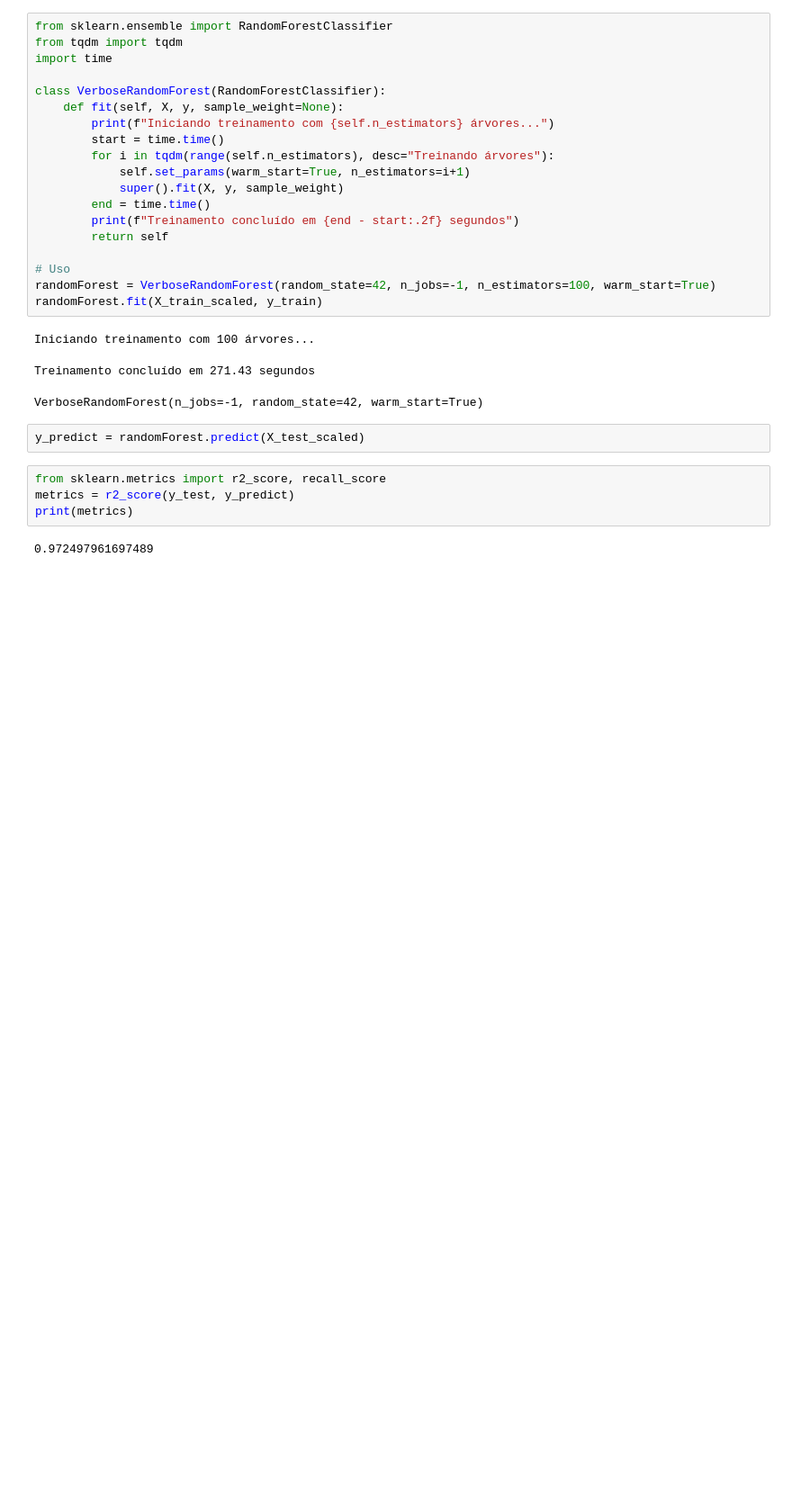
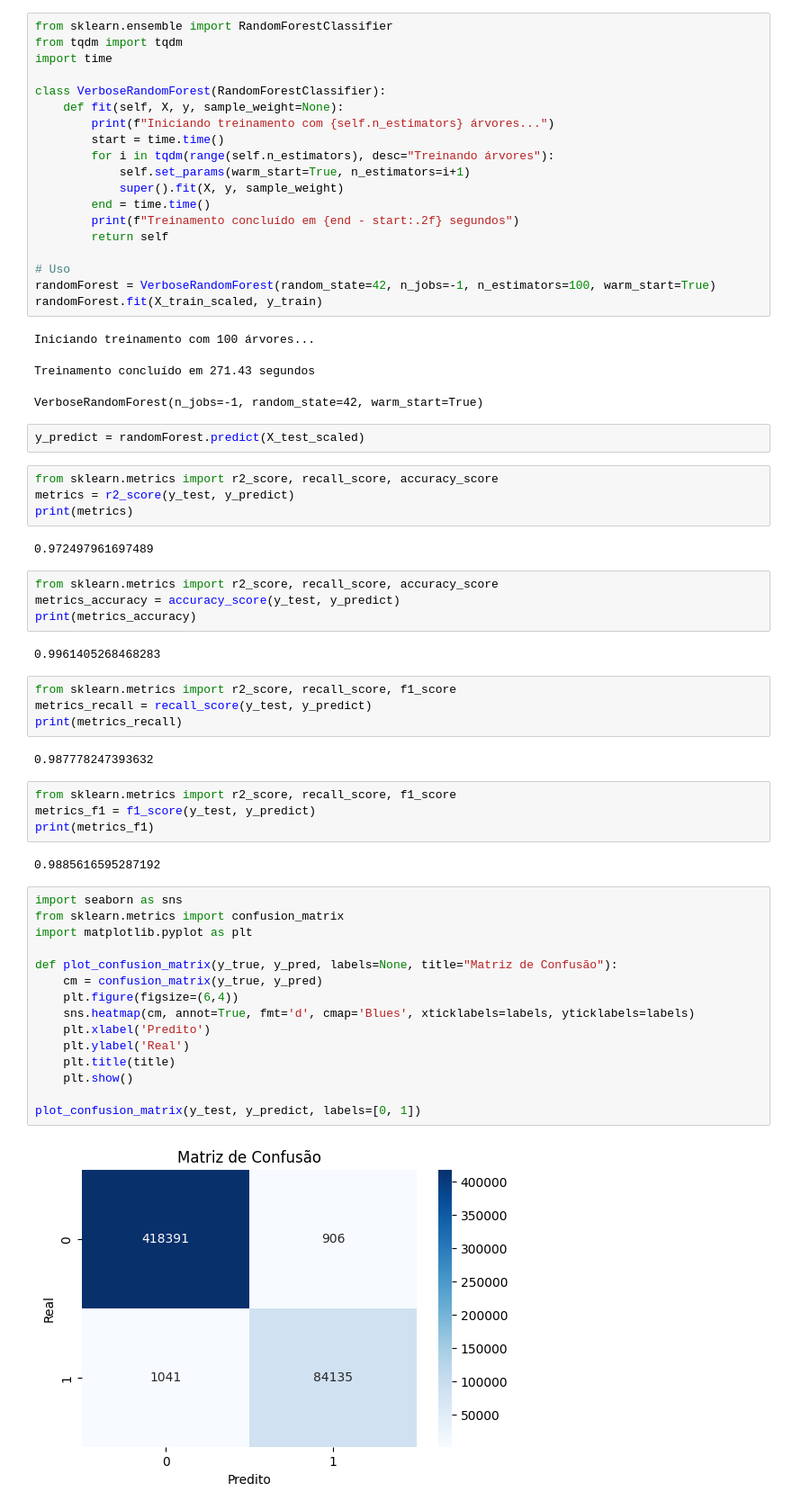
Before and after one commit to ricardo-ervilha/TF_DCC075, a Jupyter notebook: main.ipynb, the cells around one changed output. Shown at 90% size. Cells and saved outputs as stored; diff of their text form; blank space fills up the shorter version.

```diff
--- a/main.ipynb
+++ b/main.ipynb
@@ -120,8 +120,43 @@ VerboseRandomForest(n_jobs=-1, random_state=42, warm_start=True)
 # %%
 y_predict = randomForest.predict(X_test_scaled)
 # %%
-from sklearn.metrics import r2_score, recall_score
+from sklearn.metrics import r2_score, recall_score, accuracy_score
 metrics = r2_score(y_test, y_predict)
 print(metrics)
 # %% [output]
 0.972497961697489
+# %%
+from sklearn.metrics import r2_score, recall_score, accuracy_score
+metrics_accuracy = accuracy_score(y_test, y_predict)
+print(metrics_accuracy)
+# %% [output]
+0.9961405268468283
+# %%
+from sklearn.metrics import r2_score, recall_score, f1_score
+metrics_recall = recall_score(y_test, y_predict)
+print(metrics_recall)
+# %% [output]
+0.987778247393632
+# %%
+from sklearn.metrics import r2_score, recall_score, f1_score
+metrics_f1 = f1_score(y_test, y_predict)
+print(metrics_f1)
+# %% [output]
+0.9885616595287192
+# %%
+import seaborn as sns
+from sklearn.metrics import confusion_matrix
+import matplotlib.pyplot as plt
+
+def plot_confusion_matrix(y_true, y_pred, labels=None, title="Matriz de Confusão"):
+    cm = confusion_matrix(y_true, y_pred)
+    plt.figure(figsize=(6,4))
+    sns.heatmap(cm, annot=True, fmt='d', cmap='Blues', xticklabels=labels, yticklabels=labels)
+    plt.xlabel('Predito')
+    plt.ylabel('Real')
+    plt.title(title)
+    plt.show()
+
+plot_confusion_matrix(y_test, y_predict, labels=[0, 1])
+# %% [output]
+[figure, added]
```
